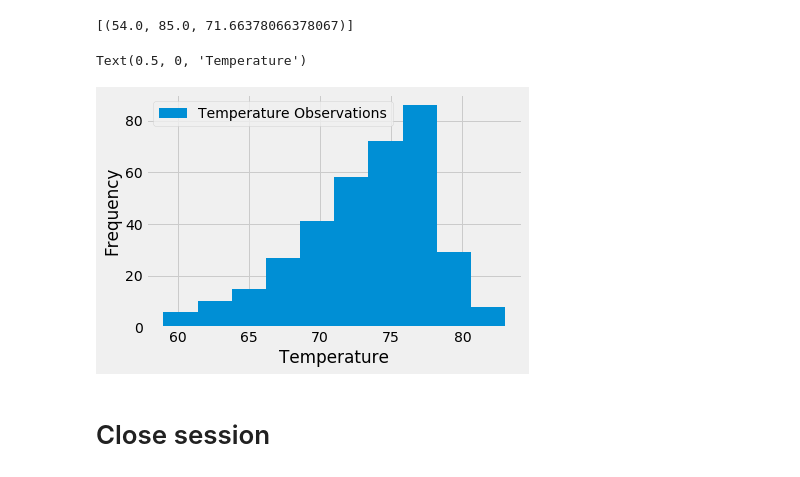
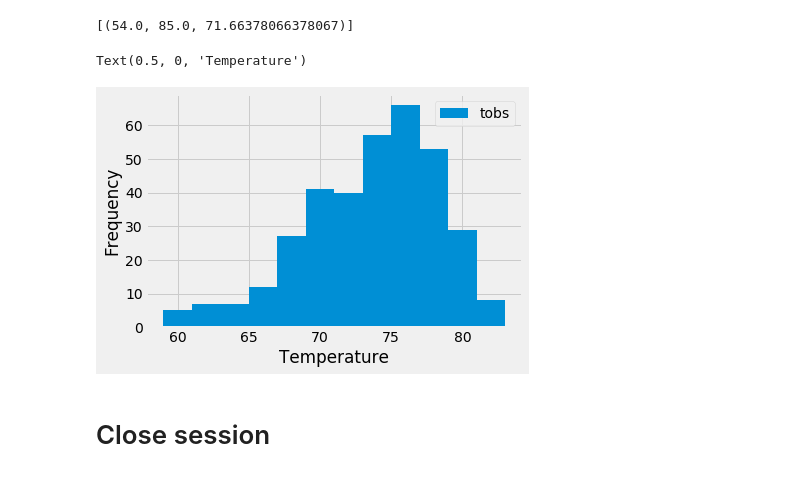
Before and after one commit to jf11235/climate_analysis_pandas_sqlalchemy, a Jupyter notebook: climate_starter.ipynb, the cells around one changed output. Drawn from its saved outputs; the diff is of its cells as text; code cells hidden in the pictures.

```diff
--- a/climate_starter.ipynb
+++ b/climate_starter.ipynb
@@ -138,17 +138,16 @@ most_active_station_data
 # %%
 # Using the most active station id
 # Query the last 12 months of temperature observation data for this station and plot the results as a histogram
 last_year_temp = session.query(Measurement.tobs).filter(Measurement.station == most_active_station).filter(Measurement.date >= last_year).all()
 
 #plotting the results as a histogram
 df = pd.DataFrame(last_year_temp, columns=['tobs'])
-df.plot.hist()
-plt.legend(['Temperature Observations'])
+df.plot.hist(bins=12)
 plt.ylabel('Frequency')
 plt.xlabel('Temperature')
 # %% [output]
 Text(0.5, 0, 'Temperature')
-[figure, old version]
+[figure, new version]
 # %% [markdown]
 # Close session
 # %%
```
Also changed, not shown: parts of 4 cells of this notebook, 1 other file.
